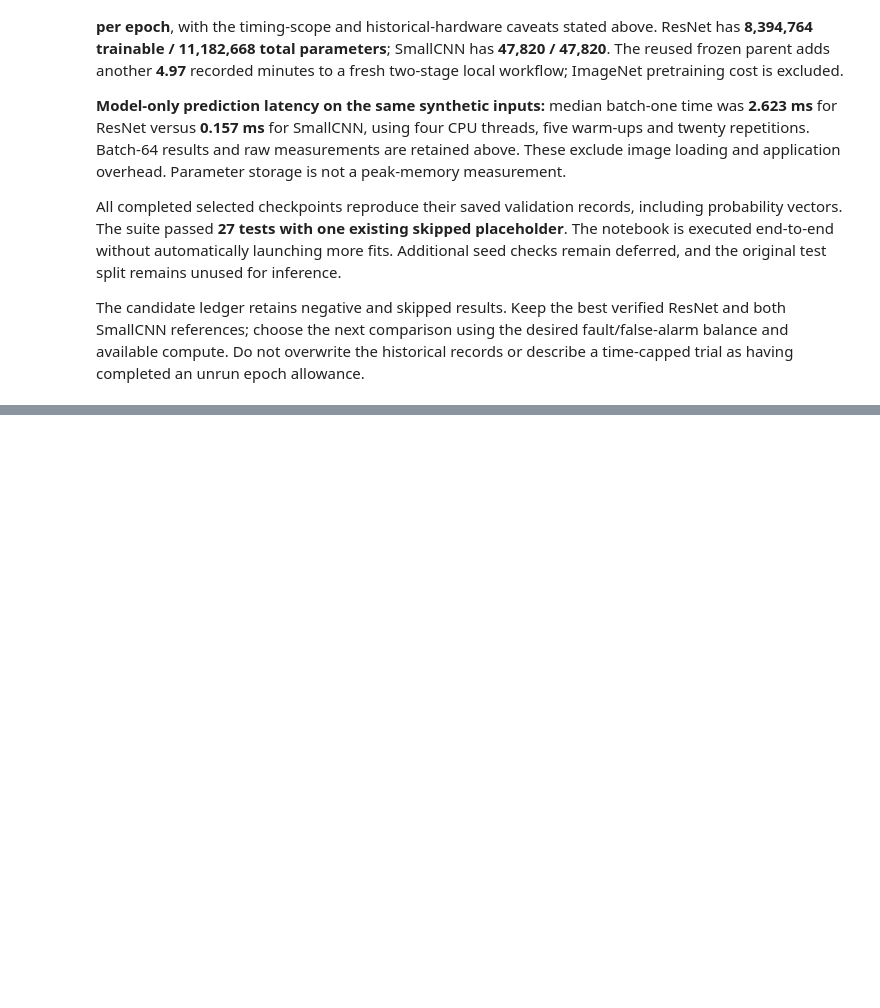
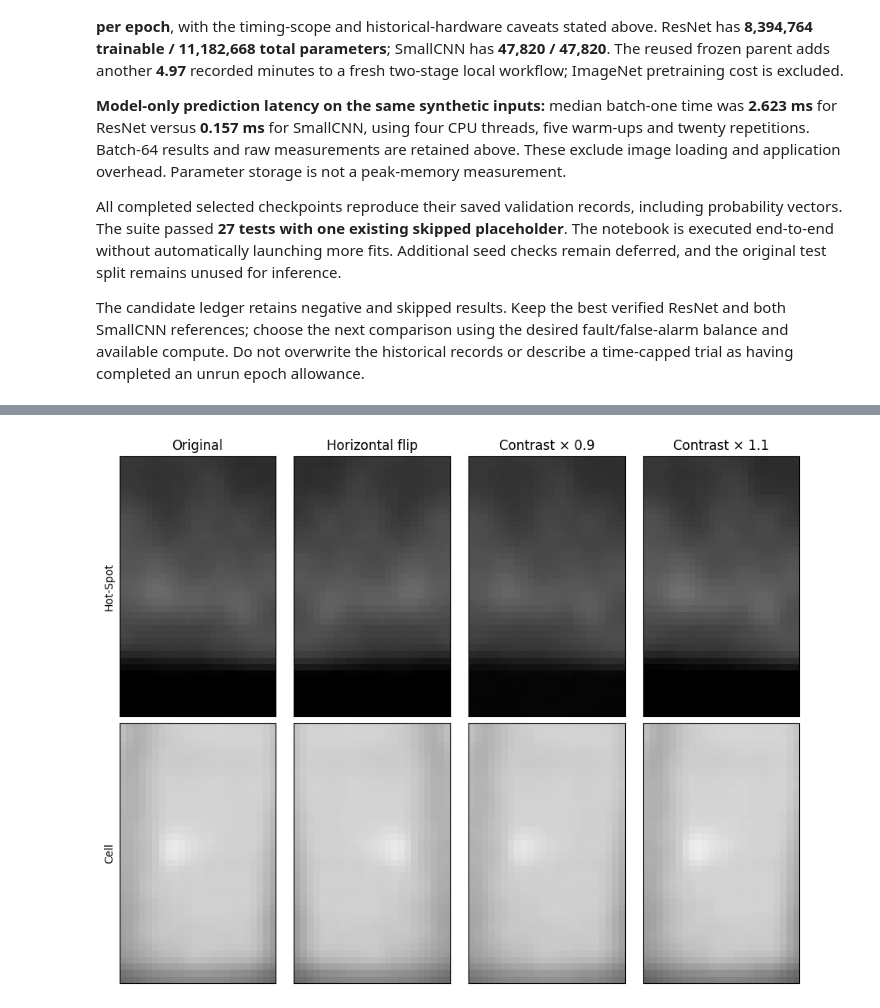
Before and after one commit to tw84794-sys/ENGG2112_PV_Fault_Classification, a Jupyter notebook: notebooks/03_resnet18_experiments.ipynb, the cells around one changed output, grey strips where cells are left out. Cells and saved outputs as stored; diff of their text form; code cells hidden in the pictures; blank space fills up the shorter version.

```diff
--- a/notebooks/03_resnet18_experiments.ipynb
+++ b/notebooks/03_resnet18_experiments.ipynb
@@ -853,0 +930,26 @@ The candidate ledger retains negative and skipped results. Keep the best verifie
+# %%
+from pv_fault.data import SolarModuleDataset
+from pv_fault.augmentation import ThermalTrainAugmentation
+preview_data = SolarModuleDataset("train", manifest=manifest_path)
+preview_labels = ["Hot-Spot", "Cell"]
+preview_transforms = [None,
+    ThermalTrainAugmentation(flip_probability=1, contrast_probability=0),
+    ThermalTrainAugmentation(flip_probability=0, contrast_probability=1, contrast_min=.9, contrast_max=.9),
+    ThermalTrainAugmentation(flip_probability=0, contrast_probability=1, contrast_min=1.1, contrast_max=1.1)]
+fig, axes = plt.subplots(2, 4, figsize=(9, 7), layout="constrained")
+with torch.random.fork_rng():
+    torch.manual_seed(SEED)
+    for row, label in enumerate(preview_labels):
+        index = next(i for i, details in enumerate(preview_data.rows) if details["label"] == label)
+        image, _ = preview_data[index]
+        for col, (title, transform) in enumerate(zip(["Original", "Horizontal flip", "Contrast × 0.9", "Contrast × 1.1"], preview_transforms)):
+            changed = image if transform is None else transform(image)
+            axes[row, col].imshow(changed[0].numpy(), cmap="gray", vmin=0, vmax=1)
+            axes[row, col].set_title(title if row == 0 else "")
+            axes[row, col].set_xticks([]); axes[row, col].set_yticks([])
+            if col == 0:
+                axes[row, col].set_ylabel(label)
+plt.show()
+del preview_data
+# %% [output]
+[figure, added]
```
Also changed, not shown: parts of 12 cells of this notebook, 16 other files.
